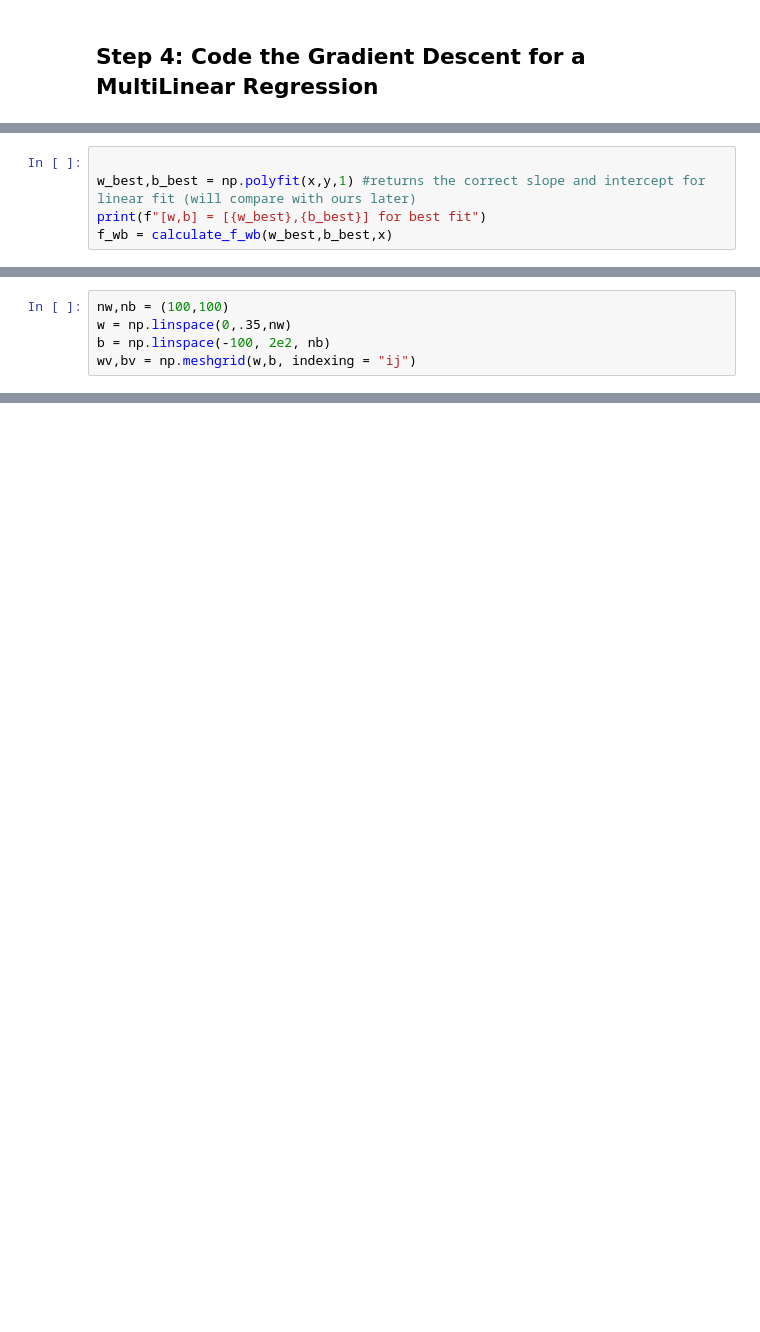
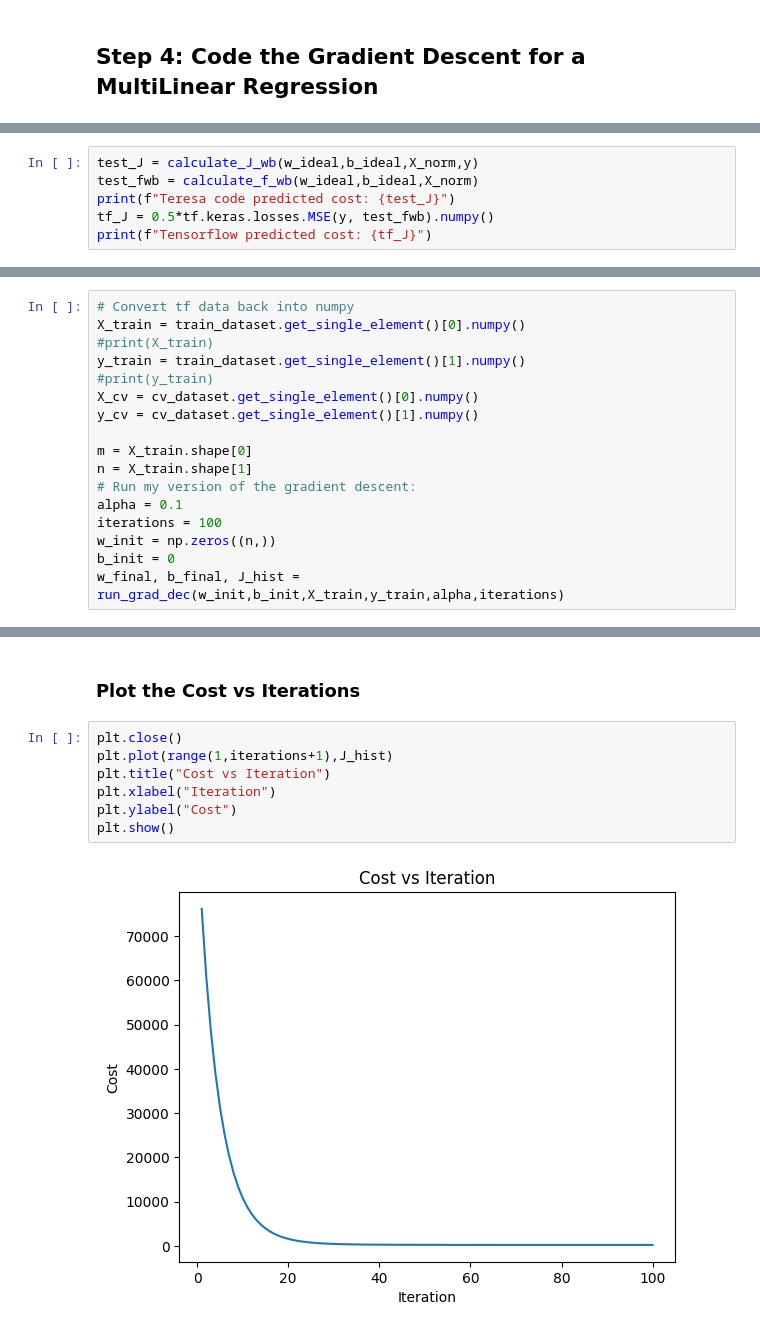
Before and after one commit to lteresah/Coursera-ML-Specialization, a Jupyter notebook: Linear Regression/TL_Practice_nD_GradDec.ipynb, the cells around one changed output, grey strips where cells are left out. Cells and saved outputs as stored; diff of their text form; blank space fills up the shorter version.

Commit message:
Finished my MultiLinear Regression Exercise

```diff
--- a/Linear Regression/TL_Practice_nD_GradDec.ipynb
+++ b/Linear Regression/TL_Practice_nD_GradDec.ipynb
@@ -272,5 +302,0 @@ def calculate_f_wb(w,b,X):
-# %%
-
-w_best,b_best = np.polyfit(x,y,1) #returns the correct slope and intercept for linear fit (will compare with ours later)
-print(f"[w,b] = [{w_best},{b_best}] for best fit")
-f_wb = calculate_f_wb(w_best,b_best,x)
@@ -342,5 +355,6 @@ def calculate_J_wb(wv,bv,x,y):
 # %%
-nw,nb = (100,100)
-w = np.linspace(0,.35,nw)
-b = np.linspace(-100, 2e2, nb)
-wv,bv = np.meshgrid(w,b, indexing = "ij")
+test_J = calculate_J_wb(w_ideal,b_ideal,X_norm,y)
+test_fwb = calculate_f_wb(w_ideal,b_ideal,X_norm)
+print(f"Teresa code predicted cost: {test_J}")
+tf_J = 0.5*tf.keras.losses.MSE(y, test_fwb).numpy()
+print(f"Tensorflow predicted cost: {tf_J}")
@@ -514,0 +474,17 @@ Result: [0.13452528780250864, 71.27049225926173]
+# %%
+# Convert tf data back into numpy
+X_train = train_dataset.get_single_element()[0].numpy()
+#print(X_train)
+y_train = train_dataset.get_single_element()[1].numpy()
+#print(y_train)
+X_cv = cv_dataset.get_single_element()[0].numpy()
+y_cv = cv_dataset.get_single_element()[1].numpy()
+
+m = X_train.shape[0]
+n = X_train.shape[1]
+# Run my version of the gradient descent:
+alpha = 0.1
+iterations = 100
+w_init = np.zeros((n,))
+b_init = 0
+w_final, b_final, J_hist = run_grad_dec(w_init,b_init,X_train,y_train,alpha,iterations)
@@ -514,0 +497,11 @@ Result: [0.13452528780250864, 71.27049225926173]
+# %% [markdown]
+### Plot the Cost vs Iterations
+# %%
+plt.close()
+plt.plot(range(1,iterations+1),J_hist)
+plt.title("Cost vs Iteration")
+plt.xlabel("Iteration")
+plt.ylabel("Cost")
+plt.show()
+# %% [output]
+[figure, added]
```
Also changed, not shown: parts of 48 cells of this notebook, 1 other file.
